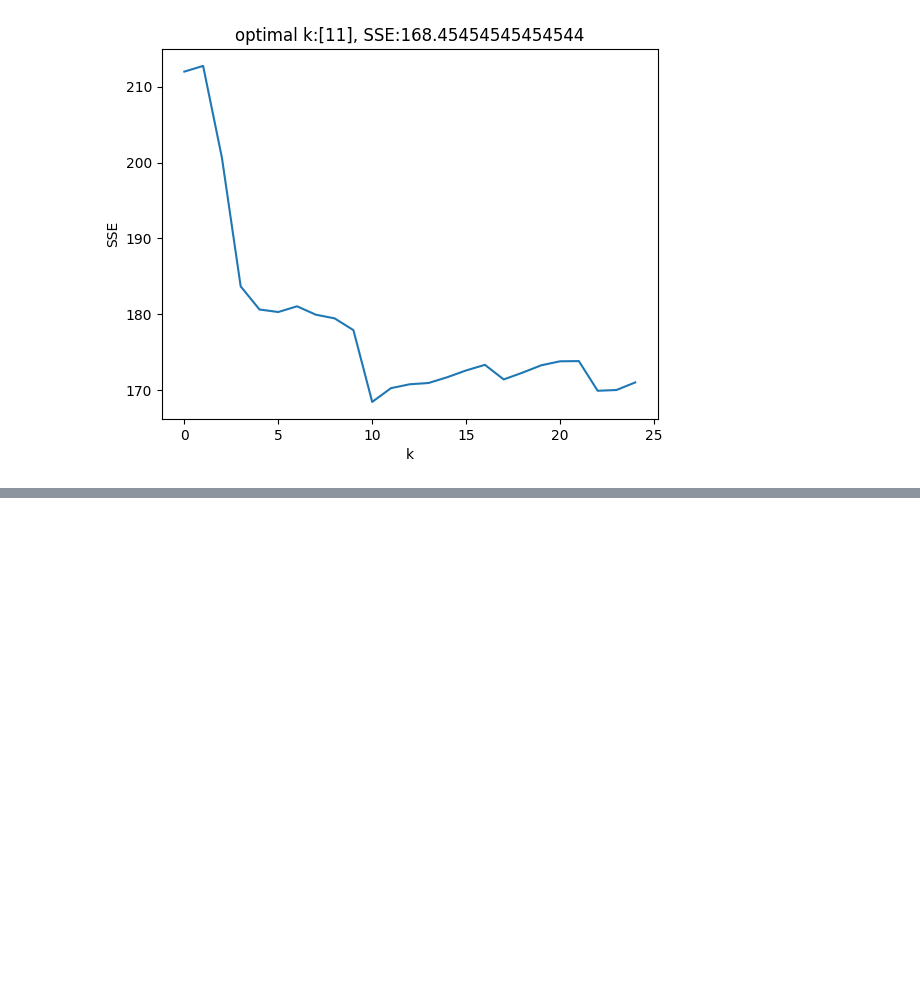
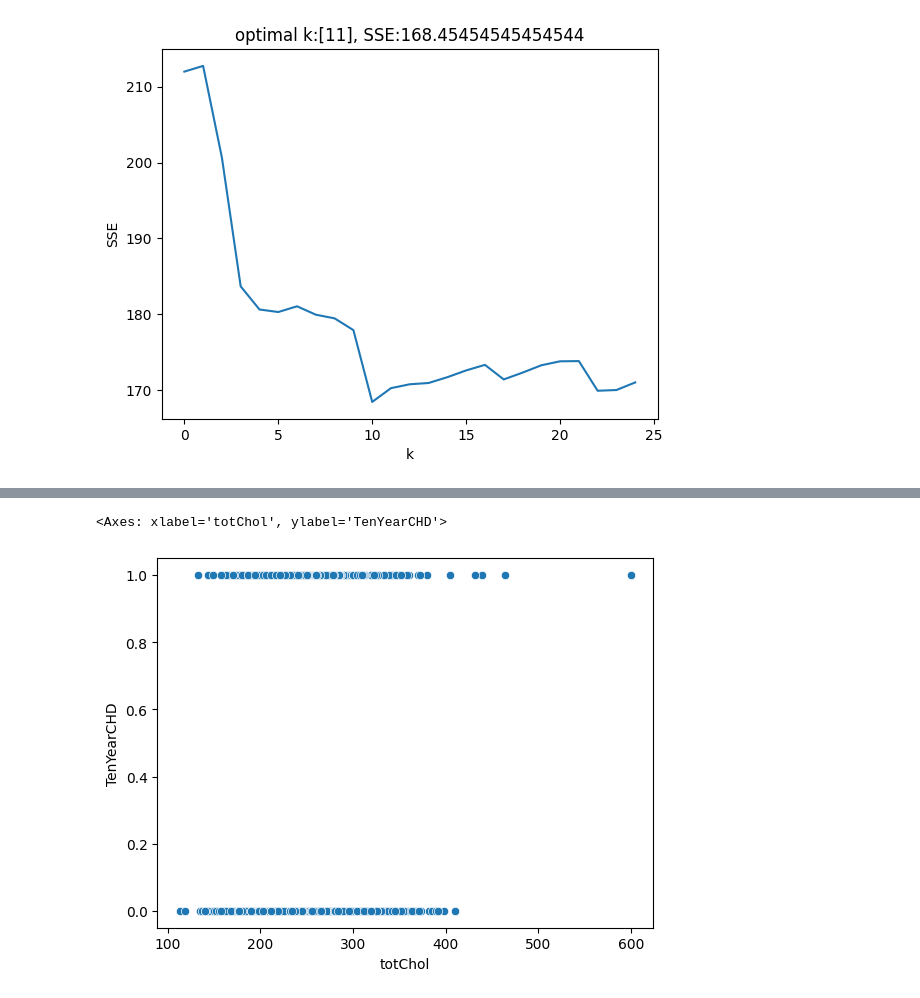
Before and after one commit to abkerper/project_chd, a Jupyter notebook: AllisonStart.ipynb, the cells around one changed output, grey strips where cells are left out. Saved outputs shown, nothing was run; the diff lists cells and outputs as text; code cells hidden in the pictures; blank space fills up the shorter version.

```diff
--- a/AllisonStart.ipynb
+++ b/AllisonStart.ipynb
@@ -163,0 +185,5 @@ plt.show()
+# %%
+sns.scatterplot(data=df_train,y='TenYearCHD',x='totChol')
+# %% [output]
+<Axes: xlabel='totChol', ylabel='TenYearCHD'>
+[figure, added]
```
Also changed, not shown: parts of 1 cell of this notebook.
